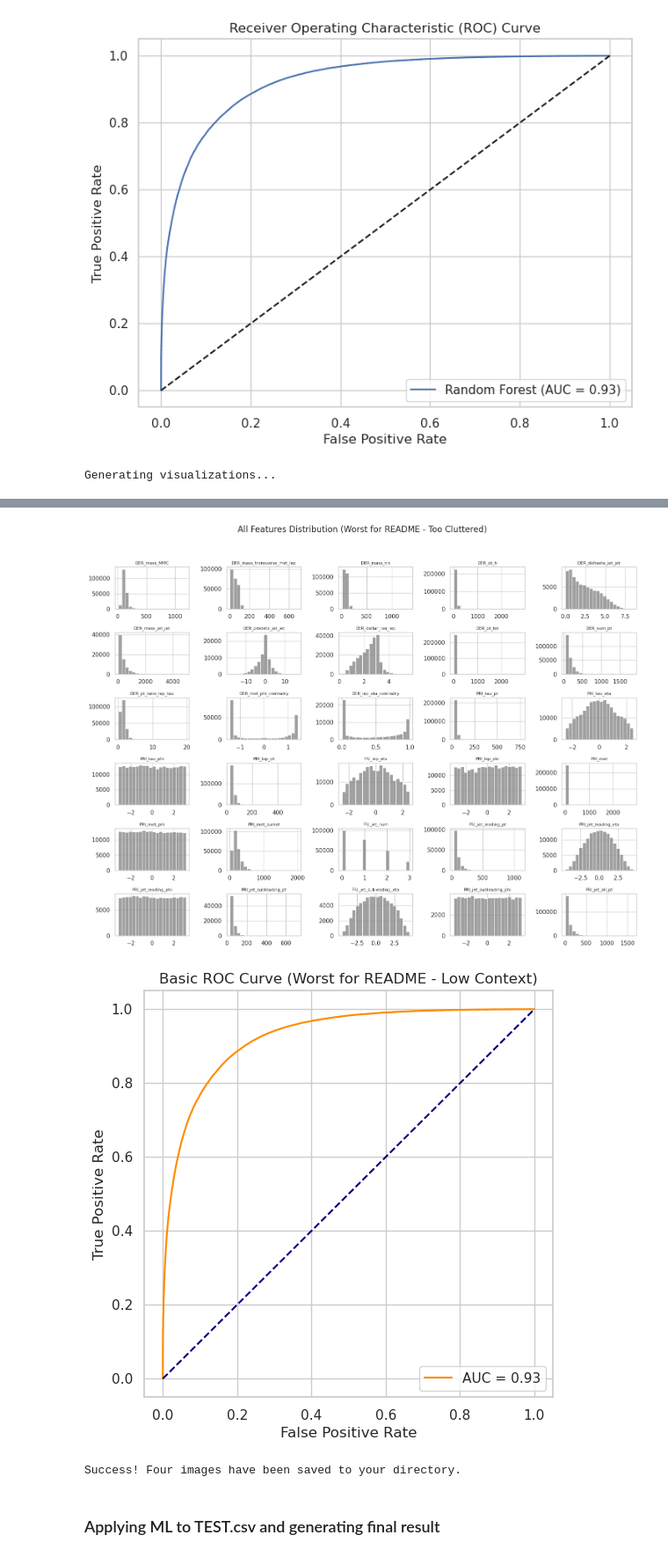
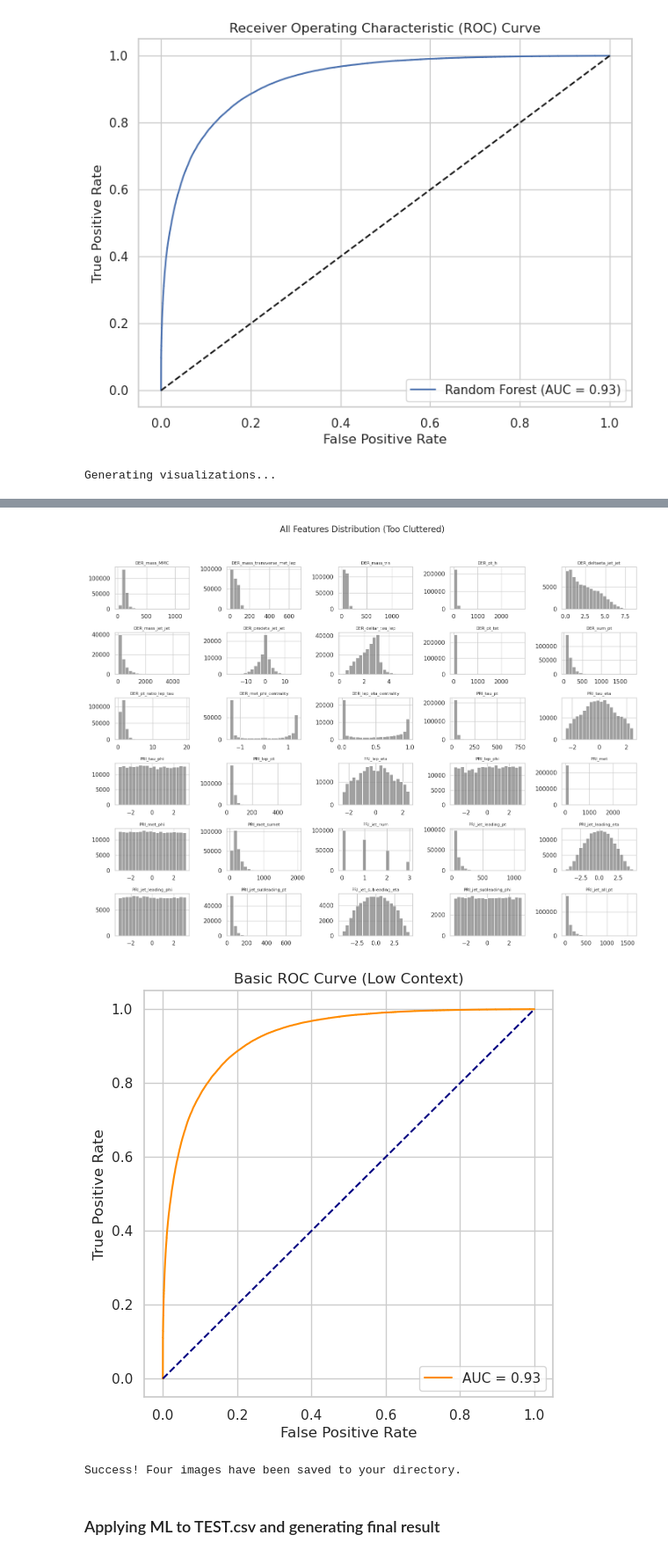
Before and after one commit to PrakhSub/KaggleProject.HiggsBosonSearch, a Jupyter notebook: Higgs_Boson_Project.ipynb, the cells around one changed output, grey strips where cells are left out. Shown at 88% size. Cells and saved outputs as stored; diff of their text form; code cells hidden in the pictures.

```diff
--- a/Higgs_Boson_Project.ipynb
+++ b/Higgs_Boson_Project.ipynb
@@ -348,7 +348,7 @@ def plot_feature_importance(model, feature_names):
     indices = np.argsort(importances)[-10:]  # Top 10
 
     plt.figure(figsize=(10, 6))
-    plt.title('Top 10 Most Predictive Features (Best for README)')
+    plt.title('Top 10 Most Predictive Features')
     plt.barh(range(len(indices)), importances[indices], color='skyblue', align='center')
     plt.yticks(range(len(indices)), [feature_names[i] for i in indices])
     plt.xlabel('Relative Importance')
@@ -365,7 +365,7 @@ def plot_normalized_cm(model, X, y):
     sns.heatmap(cm, annot=True, fmt='.2%', cmap='Blues',
                 xticklabels=['Background', 'Signal'],
                 yticklabels=['Background', 'Signal'])
-    plt.title('Normalized Confusion Matrix (Best for README)')
+    plt.title('Normalized Confusion Matrix')
     plt.ylabel('Actual')
     plt.xlabel('Predicted')
     plt.tight_layout()
@@ -374,10 +374,9 @@ def plot_normalized_cm(model, X, y):
 
 # 3. WORST: Information Overload (Grid of Histograms)
 def plot_worst_grid(df):
-    # Recreates the cluttered grid that is hard to read in a README
     features = [col for col in df.columns if col not in ['EventId', 'Label', 'Weight']][:30]
     fig, axes = plt.subplots(6, 5, figsize=(15, 12))
-    fig.suptitle('All Features Distribution (Worst for README - Too Cluttered)', fontsize=16)
+    fig.suptitle('All Features Distribution (Too Cluttered)', fontsize=16)
 
     for i, col in enumerate(features):
         ax = axes[i//5, i%5]
@@ -400,7 +399,7 @@ def plot_basic_roc(model, X, y):
     plt.figure(figsize=(6, 6))
     plt.plot(fpr, tpr, color='darkorange', label=f'AUC = {roc_auc:.2f}')
     plt.plot([0, 1], [0, 1], color='navy', linestyle='--')
-    plt.title('Basic ROC Curve (Worst for README - Low Context)')
+    plt.title('Basic ROC Curve (Low Context)')
     plt.xlabel('False Positive Rate')
     plt.ylabel('True Positive Rate')
     plt.legend(loc="lower right")
@@ -422,5 +421,5 @@ Generating visualizations...
-[figure, old version]
+[figure, new version]
-[figure, old version]
+[figure, new version]
 Success! Four images have been saved to your directory.
 # %% [markdown]
 ### Applying ML to TEST.csv and generating final result
```
Also changed, not shown: parts of 1 cell of this notebook, 4 other files.
